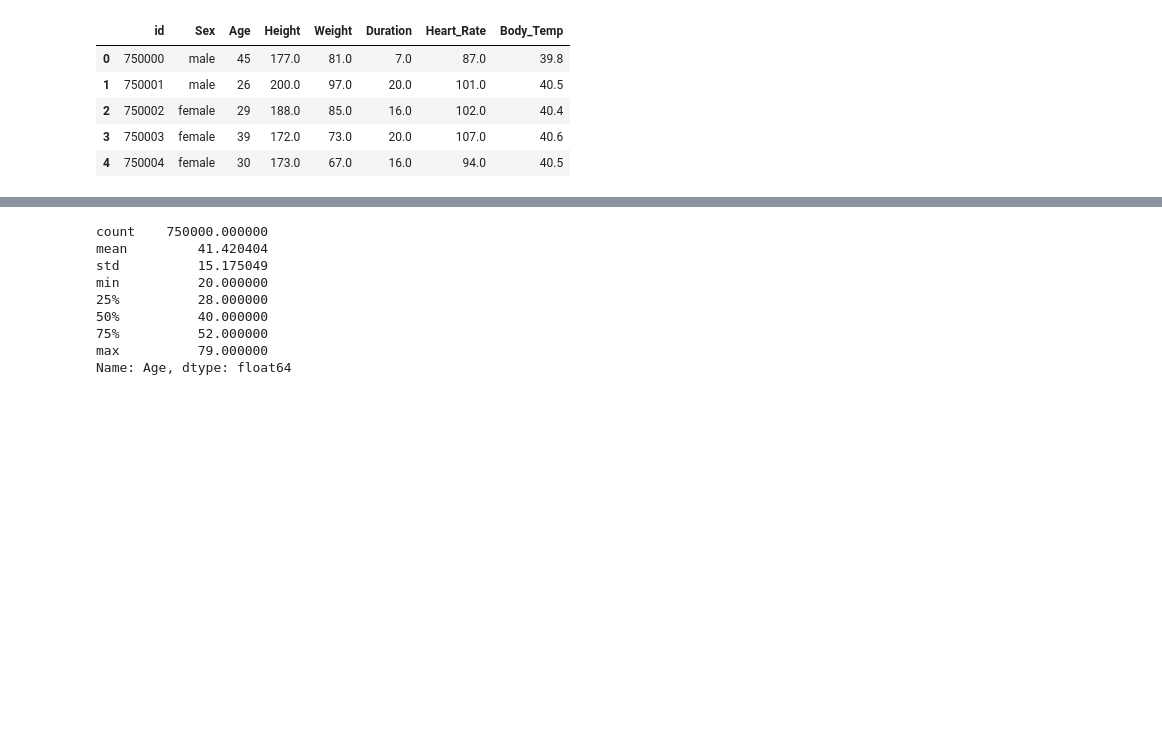
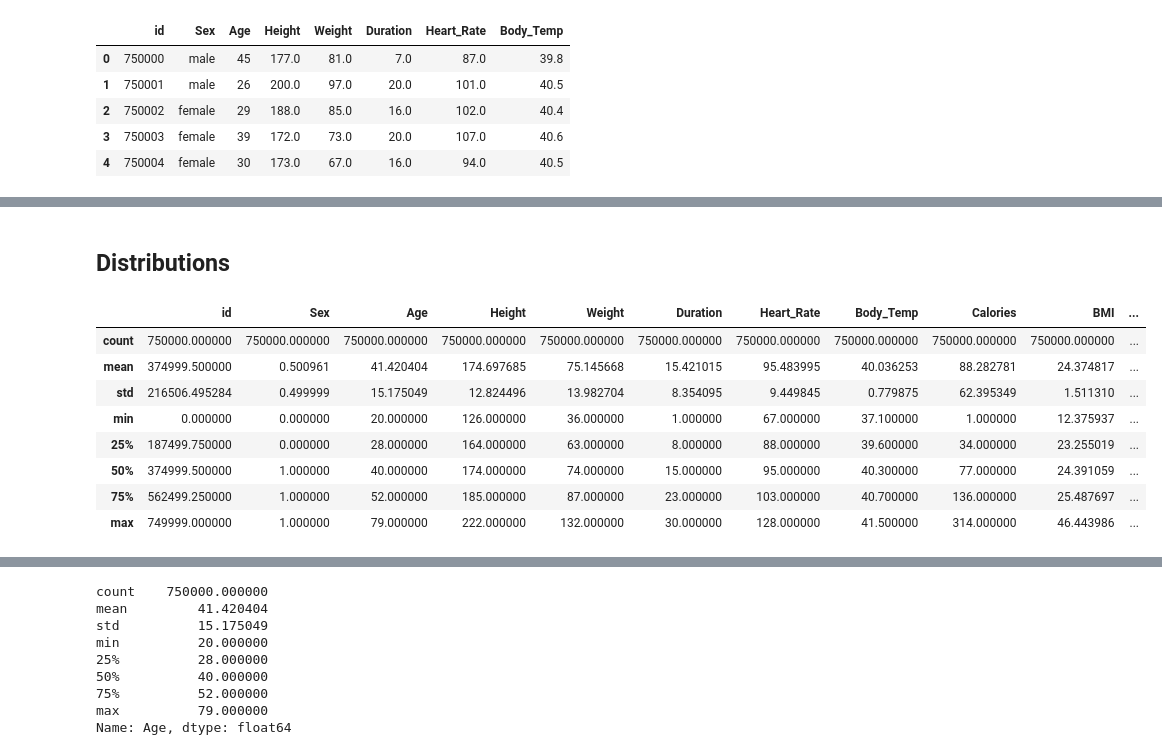
Before and after one commit to bjhammack/kaggle-calorie-predictor, a Jupyter notebook: src/kaggle_calorie_predictor/analysis/initial_analysis.ipynb, the cells around one changed output, grey strips where cells are left out. Saved outputs shown, nothing was run; the diff lists cells and outputs as text; code cells hidden in the pictures; blank space fills up the shorter version.

```diff
--- a/src/kaggle_calorie_predictor/analysis/initial_analysis.ipynb
+++ b/src/kaggle_calorie_predictor/analysis/initial_analysis.ipynb
@@ -35,0 +100,14 @@ train.head()
+# %% [markdown]
+## Distributions
+# %%
+train.describe()
+# %% [output]
+|  | id | Sex | Age | Height | Weight | Duration | Heart_Rate | Body_Temp | Calories | BMI | ... |
+| count | 750000.000000 | 750000.000000 | 750000.000000 | 750000.000000 | 750000.000000 | 750000.000000 | 750000.000000 | 750000.000000 | 750000.000000 | 750000.000000 | ... |
+| mean | 374999.500000 | 0.500961 | 41.420404 | 174.697685 | 75.145668 | 15.421015 | 95.483995 | 40.036253 | 88.282781 | 24.374817 | ... |
+| std | 216506.495284 | 0.499999 | 15.175049 | 12.824496 | 13.982704 | 8.354095 | 9.449845 | 0.779875 | 62.395349 | 1.511310 | ... |
+| min | 0.000000 | 0.000000 | 20.000000 | 126.000000 | 36.000000 | 1.000000 | 67.000000 | 37.100000 | 1.000000 | 12.375937 | ... |
+| 25% | 187499.750000 | 0.000000 | 28.000000 | 164.000000 | 63.000000 | 8.000000 | 88.000000 | 39.600000 | 34.000000 | 23.255019 | ... |
+| 50% | 374999.500000 | 1.000000 | 40.000000 | 174.000000 | 74.000000 | 15.000000 | 95.000000 | 40.300000 | 77.000000 | 24.391059 | ... |
+| 75% | 562499.250000 | 1.000000 | 52.000000 | 185.000000 | 87.000000 | 23.000000 | 103.000000 | 40.700000 | 136.000000 | 25.487697 | ... |
+| max | 749999.000000 | 1.000000 | 79.000000 | 222.000000 | 132.000000 | 30.000000 | 128.000000 | 41.500000 | 314.000000 | 46.443986 | ... |
```
Also changed, not shown: parts of 19 cells of this notebook, 7 other files.
